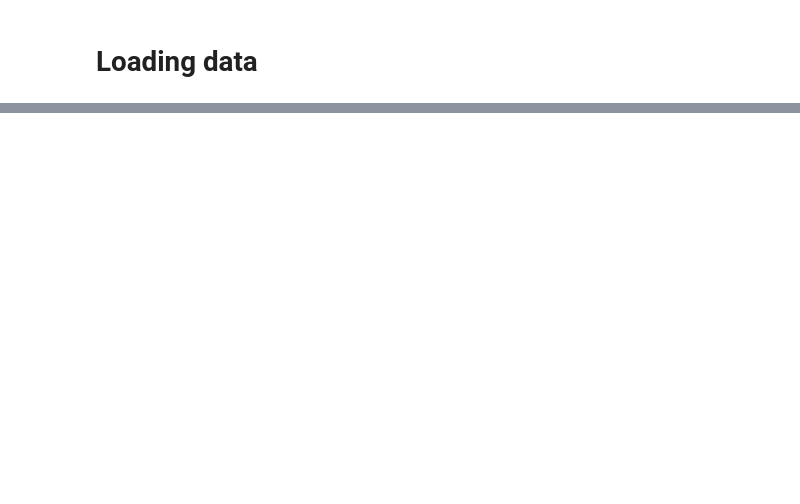
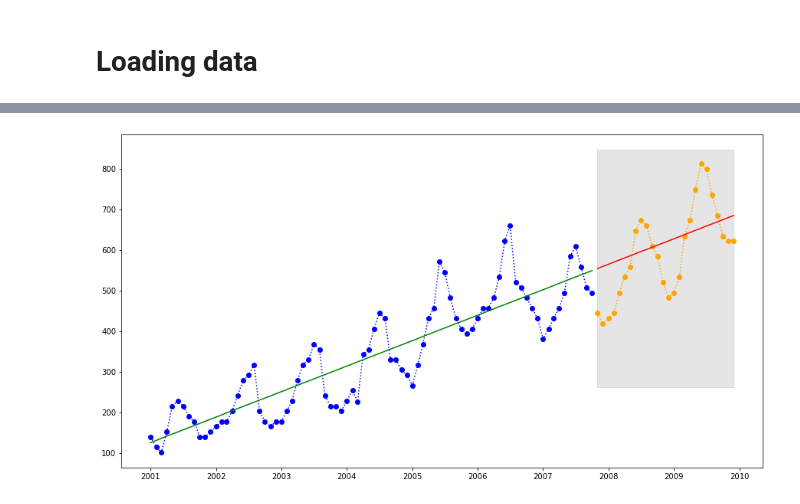
Before and after one commit to GregHHH/Python, a Jupyter notebook: computer_science/21.11.18/cours_python_journee_3.ipynb, the cells around one changed output, grey strips where cells are left out. Saved outputs shown, nothing was run; the diff lists cells and outputs as text; code cells hidden in the pictures; blank space fills up the shorter version.

```diff
--- a/computer_science/21.11.18/cours_python_journee_3.ipynb
+++ b/computer_science/21.11.18/cours_python_journee_3.ipynb
@@ -17,0 +76,19 @@ df.head()
+# %%
+error = y_train - y_fitted_values
+std_error = error.std() # calcul de l'écart type de l'erreur.
+interval = 4.4 * std_error
+# %%
+plt.figure(figsize=(15, 8))
+# train base
+plt.plot(df_train["Years"], y_train, "bo:") #bo: B = Bleu,  O = utilisation de gros points,  : = ligne en pointillés
+plt.plot(df_train['Years'], y_fitted_values, "g")
+#test base
+plt.plot(df_test["Years"], y_test, 'o:', color="orange")
+plt.plot(df_test['Years'], y_predicted_values, "r")
+
+marge_min = y_predicted_values - interval
+marge_max = y_predicted_values + interval
+plt.fill_between(df_test['Years'], marge_max[0], marge_min[0], alpha=0.1, color="black")
+plt.show()
+# %% [output]
+[figure, added]
```
Also changed, not shown: parts of 15 cells of this notebook, 2 other files.
